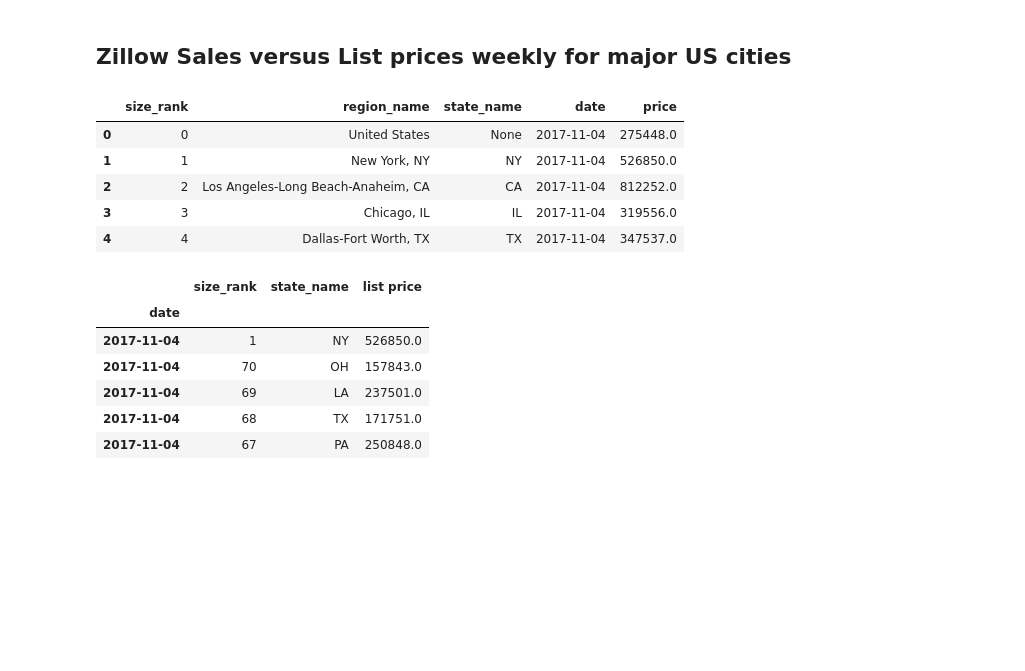
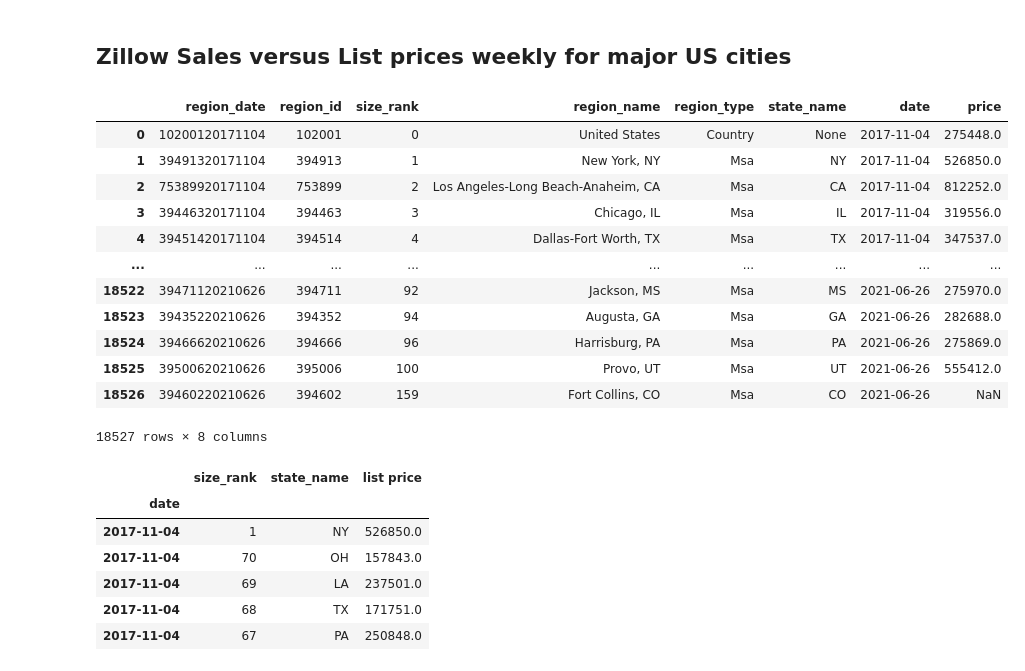
Before and after one commit to qklm/Zillow_Group_Project, a Jupyter notebook: zillow_model_states.ipynb, the cells around one changed output. Drawn from its saved outputs; the diff is of its cells as text; code cells hidden in the pictures; blank space fills up the shorter version.

```diff
--- a/zillow_model_states.ipynb
+++ b/zillow_model_states.ipynb
@@ -39,16 +39,27 @@ sale_sql = '''
 # %%
 # setting up dfs
 list_df = pd.read_sql(list_sql, conn)
 sale_df = pd.read_sql(sale_sql, conn)
+list_df
+# %% [output]
+|  | region_date | region_id | size_rank | region_name | region_type | state_name | date | price |
+| 0 | 10200120171104 | 102001 | 0 | United States | Country | None | 2017-11-04 | 275448.0 |
+| 1 | 39491320171104 | 394913 | 1 | New York, NY | Msa | NY | 2017-11-04 | 526850.0 |
+| 2 | 75389920171104 | 753899 | 2 | Los Angeles-Long Beach-Anaheim, CA | Msa | CA | 2017-11-04 | 812252.0 |
+| 3 | 39446320171104 | 394463 | 3 | Chicago, IL | Msa | IL | 2017-11-04 | 319556.0 |
+| 4 | 39451420171104 | 394514 | 4 | Dallas-Fort Worth, TX | Msa | TX | 2017-11-04 | 347537.0 |
+| ... | ... | ... | ... | ... | ... | ... | ... | ... |
+| 18522 | 39471120210626 | 394711 | 92 | Jackson, MS | Msa | MS | 2021-06-26 | 275970.0 |
+| 18523 | 39435220210626 | 394352 | 94 | Augusta, GA | Msa | GA | 2021-06-26 | 282688.0 |
+| 18524 | 39466620210626 | 394666 | 96 | Harrisburg, PA | Msa | PA | 2021-06-26 | 275869.0 |
+| 18525 | 39500620210626 | 395006 | 100 | Provo, UT | Msa | UT | 2021-06-26 | 555412.0 |
+| 18526 | 39460220210626 | 394602 | 159 | Fort Collins, CO | Msa | CO | 2021-06-26 | NaN |
+18527 rows × 8 columns
 # %%
 # general cleaning
 list_df = list_df.drop(["region_date","region_id", "region_type"],1)
+
+sale_df = list_df.drop(["region_date","region_id", "region_type"],1)
+
 list_df.head()
-# %% [output]
-|  | size_rank | region_name | state_name | date | price |
-| 0 | 0 | United States | None | 2017-11-04 | 275448.0 |
-| 1 | 1 | New York, NY | NY | 2017-11-04 | 526850.0 |
-| 2 | 2 | Los Angeles-Long Beach-Anaheim, CA | CA | 2017-11-04 | 812252.0 |
-| 3 | 3 | Chicago, IL | IL | 2017-11-04 | 319556.0 |
-| 4 | 4 | Dallas-Fort Worth, TX | TX | 2017-11-04 | 347537.0 |
 # %%
```
Also changed, not shown: parts of 8 cells of this notebook.
